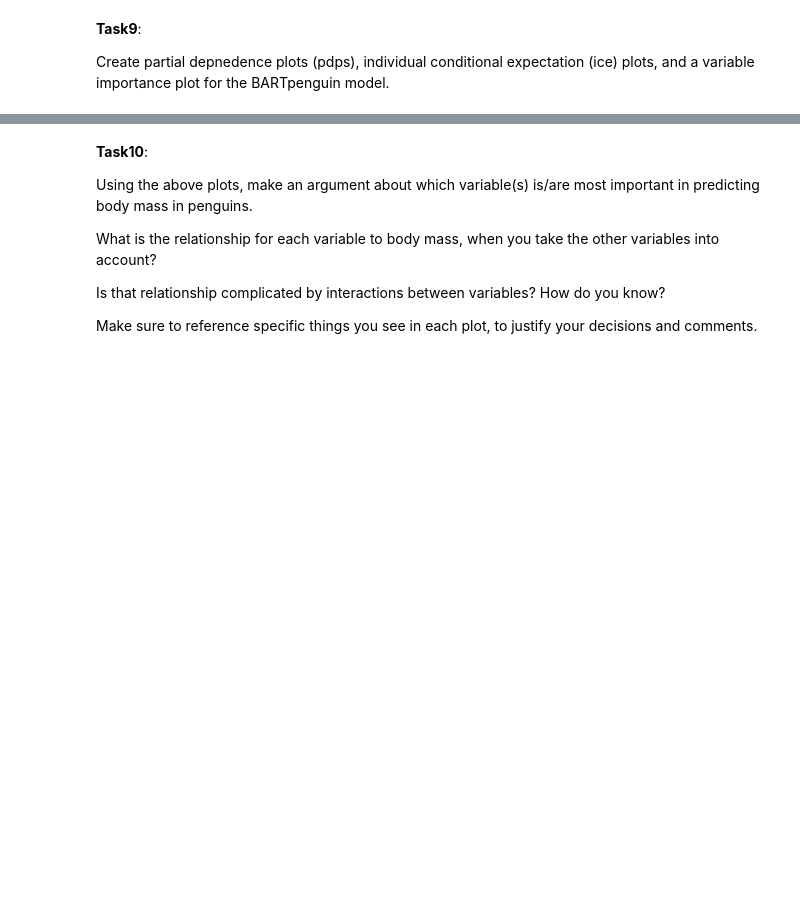
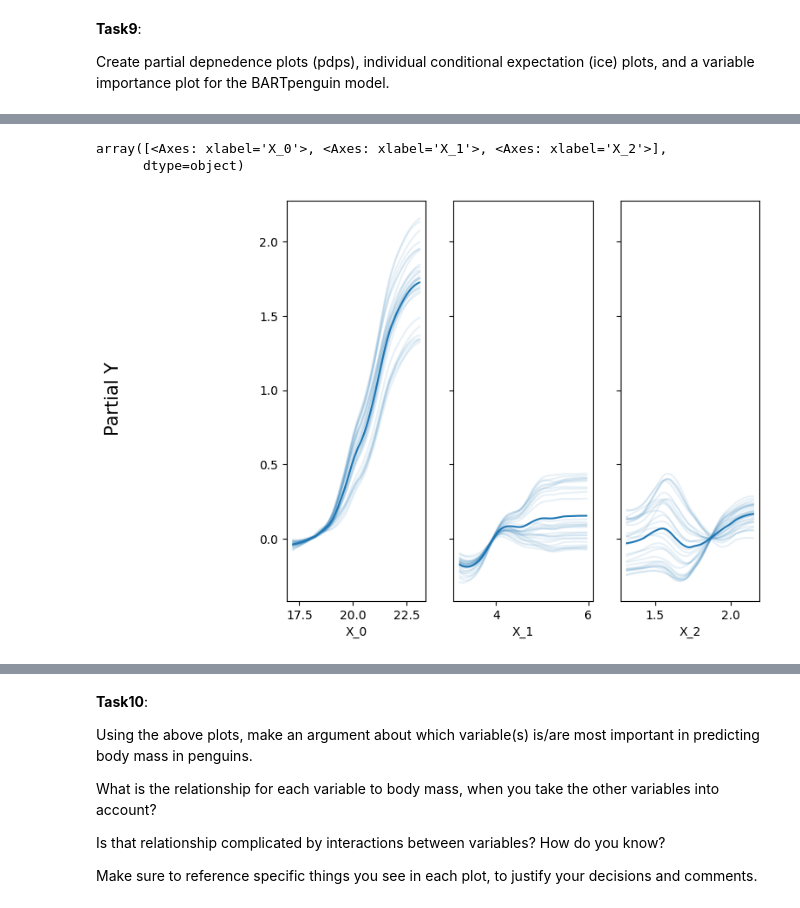
Before and after one commit to blortle-dev/data-science-lasa, a Jupyter notebook: Unit 8/Unit8ExercisesSF.ipynb, the cells around one changed output, grey strips where cells are left out. Saved outputs shown, nothing was run; the diff lists cells and outputs as text; code cells hidden in the pictures; blank space fills up the shorter version.

```diff
--- a/Unit 8/Unit8ExercisesSF.ipynb
+++ b/Unit 8/Unit8ExercisesSF.ipynb
@@ -237,0 +153,7 @@ Create partial depnedence plots (pdps), individual conditional expectation (ice)
+# %%
+# ICE
+pmb.plot_ice( μ_, X, Y, grid=(1, 5), func=np.exp, figsize = (12,6))
+# %% [output]
+array([<Axes: xlabel='X_0'>, <Axes: xlabel='X_1'>, <Axes: xlabel='X_2'>],
+      dtype=object)
+[figure, added]
```
Also changed, not shown: parts of 12 cells of this notebook.
